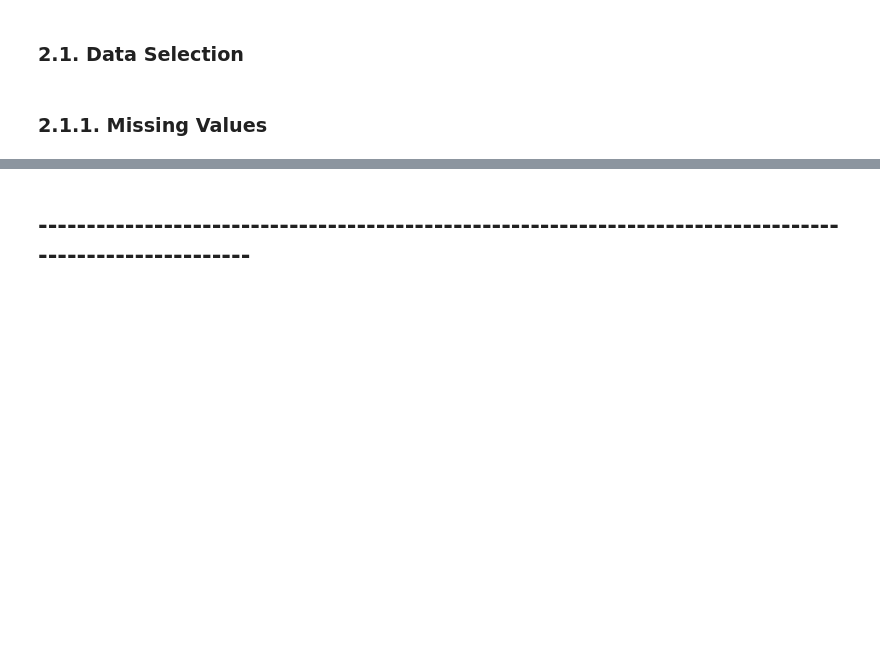
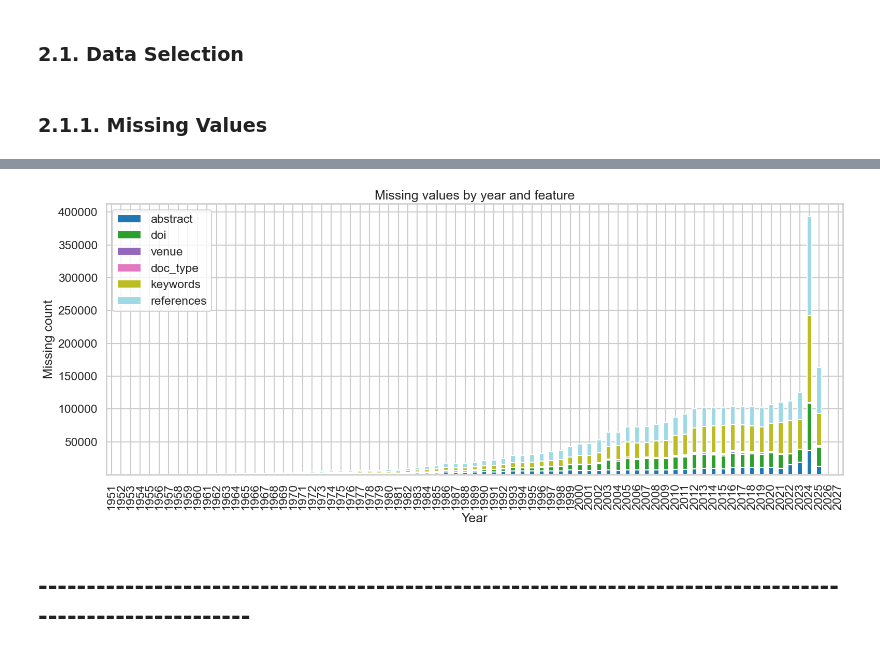
Before and after one commit to SergioFernandezDiz/Data-Projects-Hackathon_3-25-26, a Jupyter notebook: code.ipynb, the cells around one changed output, grey strips where cells are left out. Cells and saved outputs as stored; diff of their text form; code cells hidden in the pictures; blank space fills up the shorter version.

```diff
--- a/code.ipynb
+++ b/code.ipynb
@@ -436,2 +636,34 @@ for col, val in paper.items():
+# %%
+missing_by_year = con.execute("""
+    SELECT
+        year_int AS year,
+        SUM(CAST(flag_missing_abstract AS INTEGER)) AS abstract,
+        SUM(CAST(flag_missing_doi AS INTEGER)) AS doi,
+        SUM(CAST(flag_missing_venue AS INTEGER)) AS venue,
+        SUM(CAST(flag_missing_doc_type AS INTEGER)) AS doc_type,
+        SUM(CAST(flag_missing_keywords AS INTEGER)) AS keywords,
+        SUM(CAST(flag_missing_references AS INTEGER)) AS "references"
+    FROM papers_profile_base
+    WHERE year_int > 1950
+    GROUP BY 1
+    ORDER BY 1
+""").fetchdf()
+
+missing_by_year = missing_by_year.set_index("year")
+
+missing_by_year.plot(
+    kind="bar",
+    stacked=True,
+    figsize=(16, 7),
+    colormap="tab20"
+)
+
+plt.title("Missing values by year and feature")
+plt.xlabel("Year")
+plt.ylabel("Missing count")
+plt.tight_layout()
+plt.show()
+# %% [output]
+[figure, added]
 # %% [markdown]
 ## ---------------------------------------------------------------------------------------------------------
```
Also changed, not shown: parts of 28 cells of this notebook.
